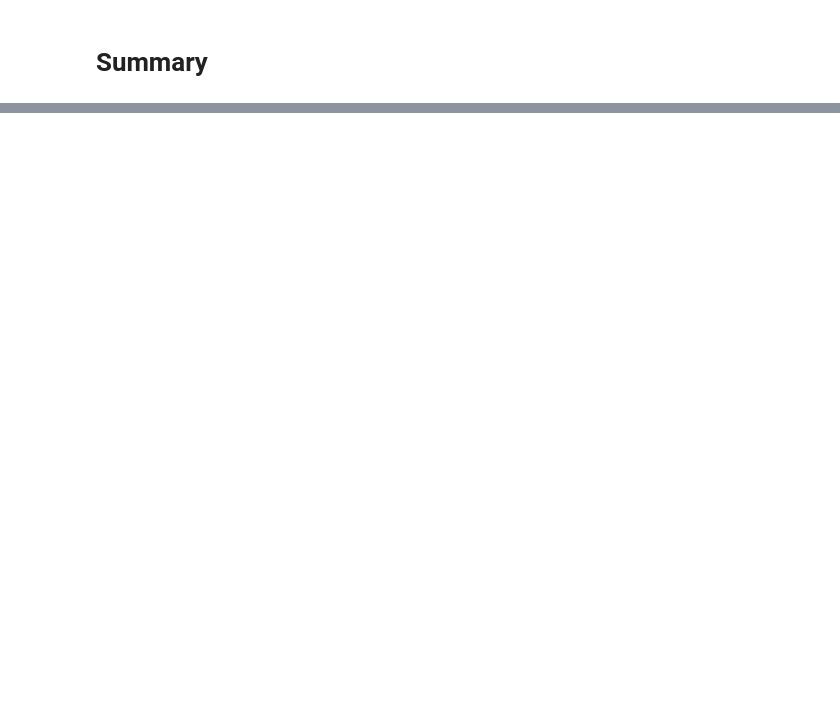
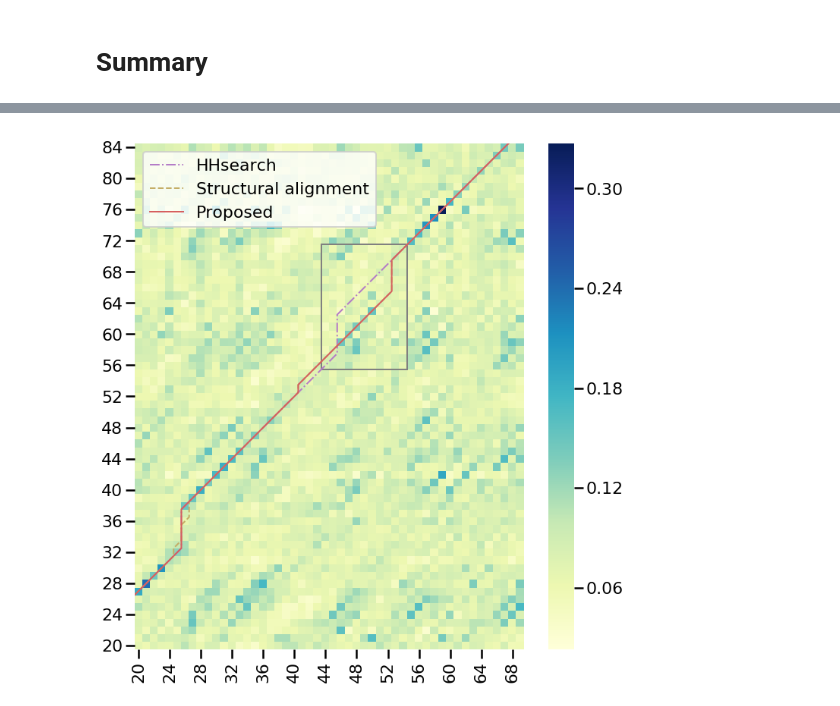
Before and after one commit to shuichiro-makigaki/exmachina, a Jupyter notebook: contrib/evaluation.ipynb, the cells around one changed output, grey strips where cells are left out. Saved outputs shown, nothing was run; the diff lists cells and outputs as text; code cells hidden in the pictures; blank space fills up the shorter version.

```diff
--- a/contrib/evaluation.ipynb
+++ b/contrib/evaluation.ipynb
@@ -361,0 +364,92 @@ Wall time: 4min 48s
+# %%
+%matplotlib inline
+
+from pathlib import Path
+
+import numpy as np
+from Bio import SeqIO
+from Bio.Seq import Seq
+from Bio.SeqRecord import SeqRecord
+from Bio.AlignIO import MultipleSeqAlignment
+from matplotlib import pyplot
+import seaborn
+
+import sys
+sys.path.append(Path().resolve().parent.as_posix())
+from machina.TMtoolsCommandLine import TMalignCommandLine
+
+
+pal = [
+    (0.2823529411764706, 0.47058823529411764, 0.8117647058823529), # PSI
+    (0.41568627450980394, 0.8, 0.396078431372549), # DELTA
+    (0.7058823529411765, 0.48627450980392156, 0.7803921568627451), # HH
+    (0.4666666666666667, 0.7450980392156863, 0.8588235294117647), # SW
+    (0.8392156862745098, 0.37254901960784315, 0.37254901960784315), # Pro
+    (0.7686274509803922, 0.6784313725490196, 0.4), # TM
+]
+
+
+def alignment_graph(alignment):
+    assert len(alignment[0]) == len(alignment[1])
+    x, y = [0], [0]
+    for i in range(len(alignment[0])):
+        if alignment[0][i] == '-':
+            x.append(x[-1])
+            y.append(y[-1] + 1)
+        elif alignment[1][i] == '-':
+            x.append(x[-1] + 1)
+            y.append(y[-1])
+        else:
+            x.append(x[-1] + 1)
+            y.append(y[-1] + 1)
+    return np.array(x), np.array(y)
+
+
+struct_aln = MultipleSeqAlignment(list(SeqIO.parse('../data/evaluation/tmalign/d1qg3a1/d1va9a1.pir', 'pir')))
+struct_score = TMalignCommandLine(f'../data/evaluation/tmalign/d1qg3a1/d1va9a1.pdb', f'../data/train/pdbstyle-1.75/qg/d1qg3a1.ent')
+struct_score.run()
+print(f"Structural {struct_score.tmscore[0]}")
+print(struct_aln[0].seq)
+print(struct_aln[1].seq)
+machina_aln = np.load('../data/results/flann19_scop40_logscore_tmscore0.5_window5_ratio0.1_nn1000_open0.1_extend1e-05/d1qg3a1/d1va9a1.npy')
+machina_aln = MultipleSeqAlignment([
+    SeqRecord(Seq(machina_aln[0][0]), id='d1qg3a1'),
+    SeqRecord(Seq(machina_aln[0][1]), id='d1va9a1')
+])
+machina_score = TMalignCommandLine(
+    f'../data/results/flann19_scop40_logscore_tmscore0.5_window5_ratio0.1_nn1000_open0.1_extend1e-05/d1qg3a1/d1va9a1.pdb',
+    f'../data/train/pdbstyle-1.75/qg/d1qg3a1.ent')
+machina_score.run()
+print(f"Proposed {machina_score.tmscore[0]}")
+print(machina_aln[0].seq)
+print(machina_aln[1].seq)
+hhsearch_aln = MultipleSeqAlignment(list(SeqIO.parse('../data/evaluation/hhsearch/d1qg3a1/d1va9a1.pir', 'pir')))
+hhsearch_aln[0].seq = "-------" + hhsearch_aln[0].seq
+hhsearch_aln[1].seq = "ISTEEAA" + hhsearch_aln[1].seq
+hhsearch_score = TMalignCommandLine(f'../data/evaluation/hhsearch/d1qg3a1/d1va9a1.pdb', f'../data/train/pdbstyle-1.75/qg/d1qg3a1.ent')
+hhsearch_score.run()
+print(f"HHsearch {hhsearch_score.tmscore[0]}")
+print(hhsearch_aln[0].seq)
+print(hhsearch_aln[1].seq)
+
+labels = np.load('../data/prediction/flann19_scop40_logscore_tmscore0.5_window5_ratio0.1_nn1000/d1qg3a1/d1va9a1.npy')
+fig, ax = pyplot.subplots(figsize=(labels.shape[0]/8, labels.shape[1]/8))
+seaborn.set_context('poster')
+seaborn.heatmap(labels.T, ax=ax, linewidths=0, square=True, rasterized=True, cmap="YlGnBu", cbar_kws={"shrink": 0.9}).invert_yaxis()
+
+x, y = alignment_graph(hhsearch_aln)
+ax.plot(x, y, alpha=1, label='HHsearch', linewidth=2, linestyle='dashdot', color=pal[2])
+
+x, y = alignment_graph(struct_aln)
+ax.plot(x, y, alpha=1, label='Structural alignment', linewidth=2, linestyle='dashed', color=pal[5])
+
+x, y = alignment_graph(machina_aln)
+ax.plot(x, y, alpha=1, label='Proposed', linewidth=2, color=pal[4])
+
+ax.add_patch(pyplot.Rectangle((44, 56), 11, 16, fill=False, color='gray', linewidth=2))
+
+ax.set_xlim(20, 70)
+ax.set_ylim(20, 85)
+ax.legend(frameon=True)
+fig.savefig('alignment_path_d1qg3a1_d1va9a1.pdf', bbox_inches='tight', pad_inches = 0)
+# %% [output]
@@ -361,0 +465 @@ Wall time: 4min 48s
+[figure, added]
```
Also changed, not shown: parts of 3 cells of this notebook, 5 other files.
